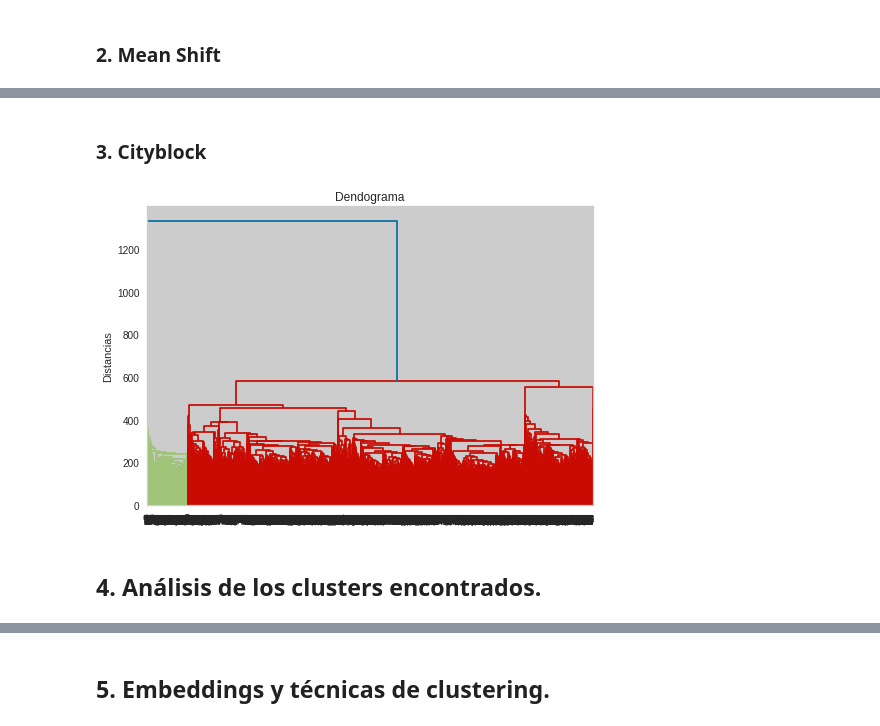
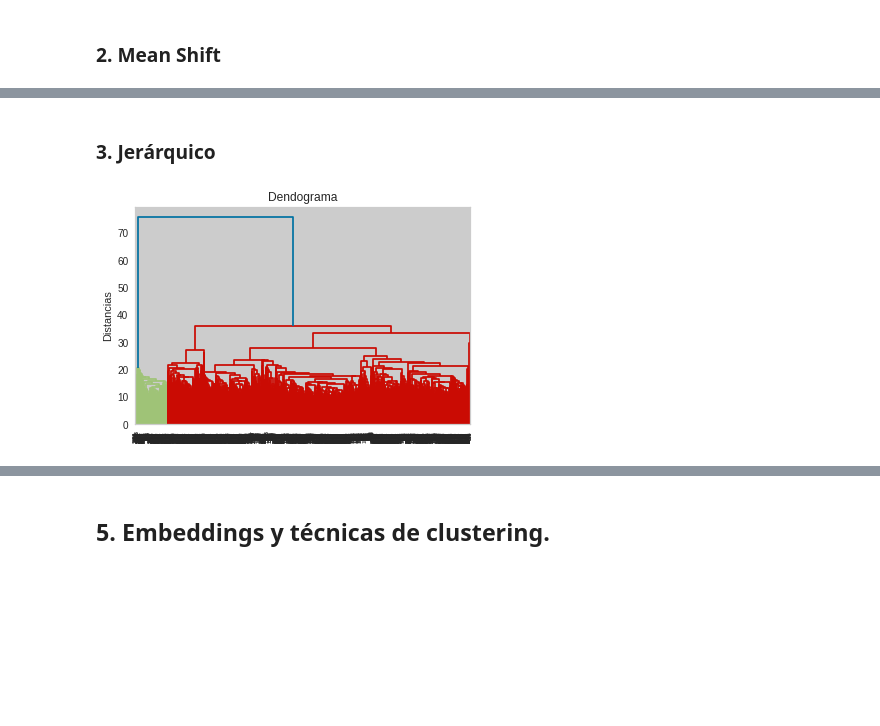
Before and after one commit to melicaffa/AprendizajeNoSupervisado, a Jupyter notebook: TrabajoNoSupervisado.ipynb, the cells around one changed output, grey strips where cells are left out. Drawn from its saved outputs; the diff is of its cells as text; code cells hidden in the pictures; blank space fills up the shorter version.

```diff
--- a/TrabajoNoSupervisado.ipynb
+++ b/TrabajoNoSupervisado.ipynb
@@ -372,5 +398,0 @@ media_clusters.head()
-# %%
-#Buscamos variables que tengan mucho desvío entre clusters, para poder graficarlas mejor
-for i in range(len(skills_ratings)):
-  if media_clusters[skills_ratings[i]].std()>20:
-    print(skills_ratings[i] + ' Desvio ' + str(media_clusters[skills_ratings[i]].std()))
@@ -395,10 +398,0 @@ goalkeeping_reflexes Desvio 33.31169795710778
-# %%
-#Encuentra skills con poca varianza dentro del cluster pero mucha diferencia entre clusters
-for i in range(len(skills_ratings)):
-  intervarianza=media_clusters[skills_ratings[i]].std()
-  var_k0=df_clusters[df_clusters.kmeans==0][skills_ratings[i]].std()
-  var_k1=df_clusters[df_clusters.kmeans==1][skills_ratings[i]].std()
-  var_k2=df_clusters[df_clusters.kmeans==2][skills_ratings[i]].std()
-  var_k3=df_clusters[df_clusters.kmeans==3][skills_ratings[i]].std()
-  if (var_k0<10) & (var_k1<10) & (var_k2<10)  & (var_k3<10) & (intervarianza>10):
-    print(str(i) + '-' +skills_ratings[i] + ':' + str(var_k0) + ' - ' + str(var_k1) + ' - '+ str(var_k2) + ' - '+ str(var_k3) + ' - ' + str(intervarianza) )
@@ -413,2 +401,9 @@ for i in range(len(skills_ratings)):
 # %% [markdown]
 ### 2. Mean Shift
+# %%
+for i in range(1,6):
+  ms = MeanShift(bandwidth=i)
+  ms.fit(df_scaler)#[['attacking_finishing','skill_dribbling','power_long_shots','goalkeeping_reflexes']])
+  ms_clusters = len(np.unique(ms.labels_))
+  print('bandwidth ' + str(i) )
+  print("Numero estimado de clusters para Mean Shift : %d" % ms_clusters)
@@ -415,8 +421,9 @@ for i in range(len(skills_ratings)):
 # %%
+
 ms = MeanShift(bandwidth=4)
-
-ms.fit(dt_normalizado)
-
+#skills_ms = ['attacking_finishing','skill_dribbling','power_long_shots','goalkeeping_reflexes']
+#ms.fit(df_skills[skills_ms])
+ms.fit(df_scaler)
 clusters2 = ms.labels_
 cluster_centers = ms.cluster_centers_
 
@@ -424,6 +431,4 @@ labels_unique = np.unique(clusters2)
 n_clusters_ = len(labels_unique)
 
 print("Numero estimado de clusters para Mean Shift : %d" % n_clusters_)
-
-# Etquetas de los elementos de los clusters
 # %% [output]
@@ -483,14 +478,12 @@ for i in range(len(skills_ratings)):
 # %% [markdown]
-### 3. Cityblock
+### 3. Jerárquico
 # %%
 import scipy.cluster.hierarchy as sch
 
-dendrogram = sch.dendrogram(sch.linkage(df_skills, metric = "cityblock", method = "average"))
+dendrogram = sch.dendrogram(sch.linkage(df_scaler, metric = "cityblock", method = "average"))
 
 plt.title('Dendograma')
 plt.ylabel('Distancias')
 plt.show()
 # %% [output]
-[figure, old version]
+[figure, new version]
-# %% [markdown]
-## 4. Análisis de los clusters encontrados.
```
Also changed, not shown: parts of 78 cells of this notebook.
